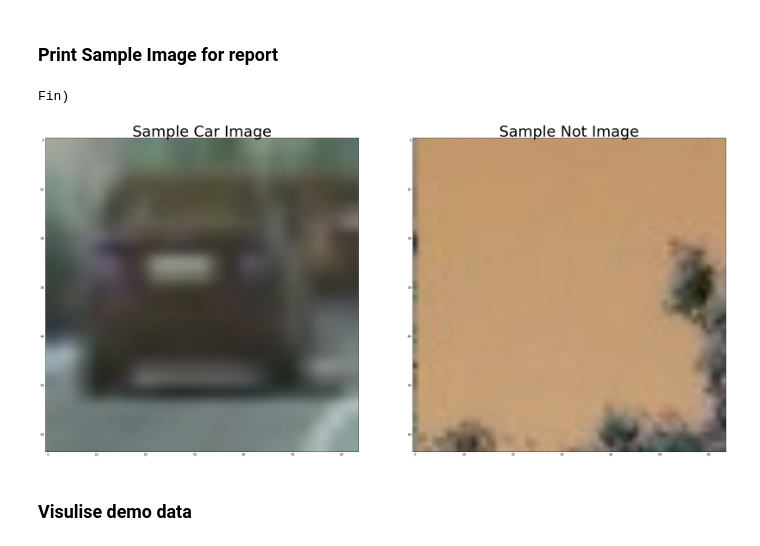
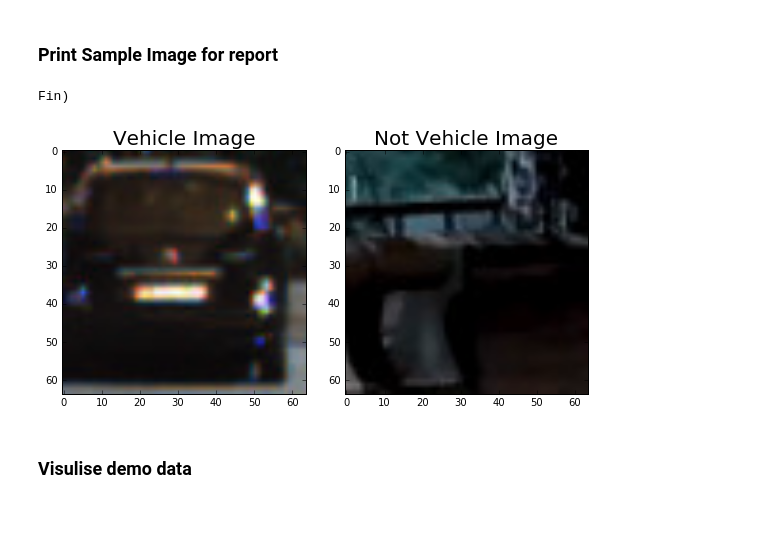
Before and after one commit to seanjmcm/VDetect, a Jupyter notebook: TrafficDetect.ipynb, the cells around one changed output. Drawn from its saved outputs; the diff is of its cells as text; code cells hidden in the pictures; blank space fills up the shorter version.

```diff
--- a/TrafficDetect.ipynb
+++ b/TrafficDetect.ipynb
@@ -424,22 +420,22 @@ fin
 ### Print Sample Image for report
 # %%
 %matplotlib inline
-democar_image = cv2.imread(cars[0])
-demonotcar_image = cv2.imread(notcars[0])
+democar_image = cv2.imread(cars[3000])
+demonotcar_image = cv2.imread(notcars[2000])
 
-f, (ax1, ax2) = plt.subplots(1, 2, figsize=(34,15))
+f, (ax1, ax2) = plt.subplots(1, 2, figsize=(8,8))
 f.tight_layout()
 ax1.imshow(democar_image)
-ax1.set_title('Sample Car Image', fontsize=50)
+ax1.set_title('Vehicle Image', fontsize=20)
 ax2.imshow(demonotcar_image)
-ax2.set_title('Sample Not Image', fontsize=50)
+ax2.set_title('Not Vehicle Image', fontsize=20)
 
 #plt.subplots_adjust(left=0., right=1, top=0.9, bottom=0.)
-plt.savefig('Samples.png')
+plt.savefig('SamplesV.png')
 print("Fin)")
 # %% [output]
 Fin)
-[figure, old version]
+[figure, new version]
 # %% [markdown]
 ### Visulise demo data
 # %%
```
Also changed, not shown: parts of 4 cells of this notebook, 7 other files.
